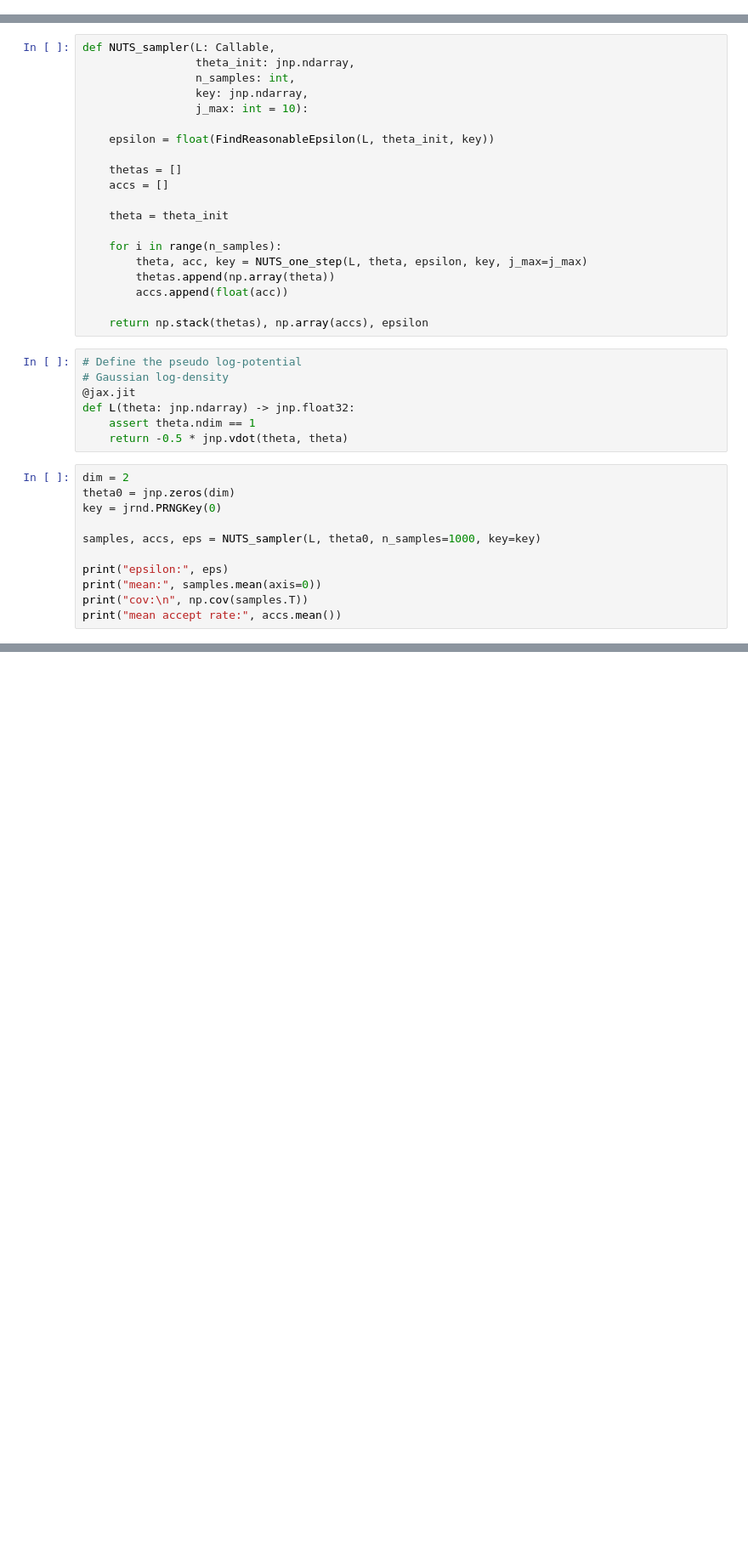
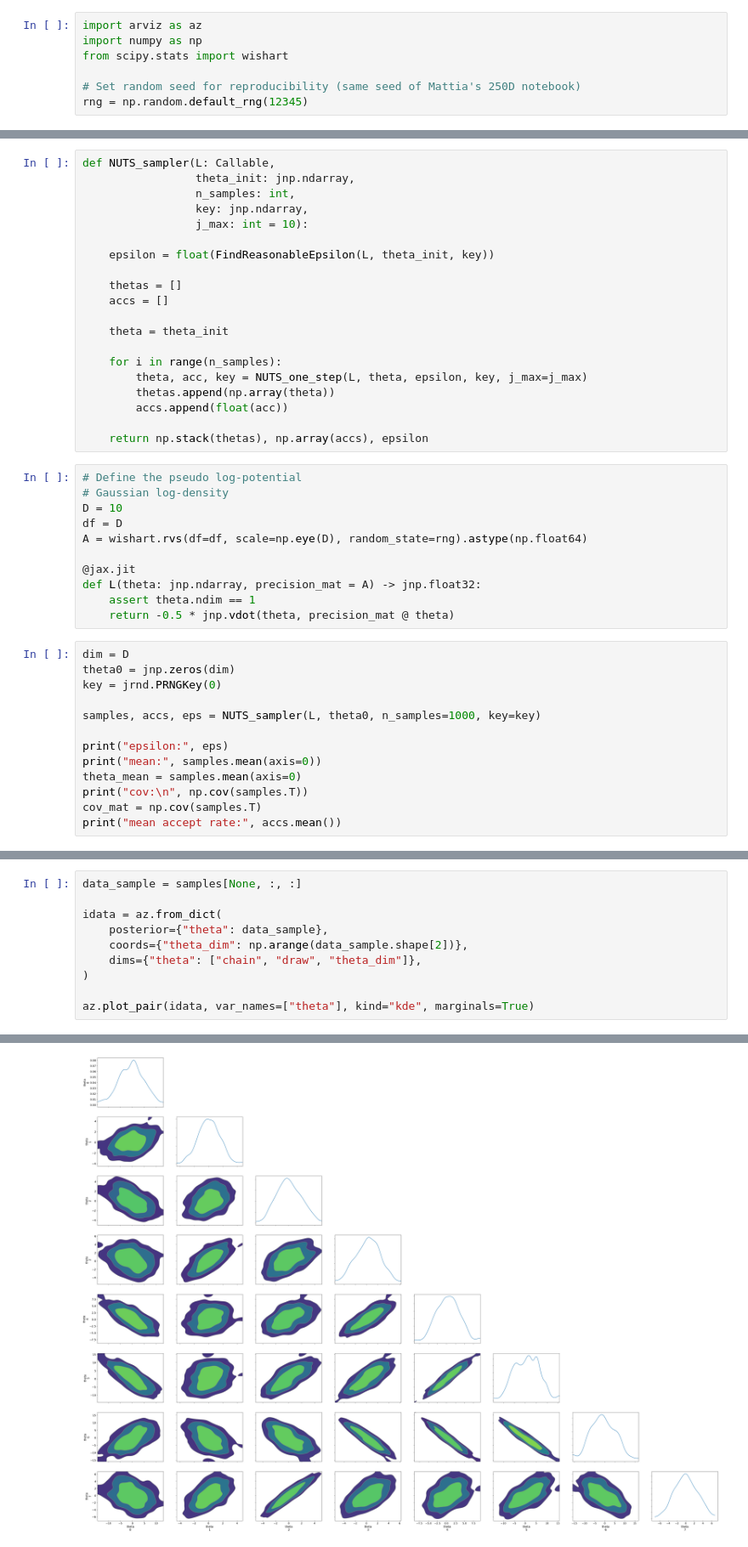
Before and after one commit to Mattia-Ponchio/Inference_Project, a Jupyter notebook: NUTS_test.ipynb, the cells around one changed output, grey strips where cells are left out. Shown at 85% size. Saved outputs shown, nothing was run; the diff lists cells and outputs as text; blank space fills up the shorter version.

Commit message:
Graphical implementation of the results for the gaussian test

```diff
--- a/NUTS_test.ipynb
+++ b/NUTS_test.ipynb
@@ -1,3 +1,10 @@
+# %%
+import arviz as az
+import numpy as np
+from scipy.stats import wishart
+
+# Set random seed for reproducibility (same seed of Mattia's 250D notebook)
+rng = np.random.default_rng(12345)
 # %%
 # body of the foor loop in the algorithm 3
 def NUTS_one_step(L: Callable,
@@ -89,12 +96,16 @@ def NUTS_sampler(L: Callable,
 # %%
 # Define the pseudo log-potential
 # Gaussian log-density
+D = 10
+df = D
+A = wishart.rvs(df=df, scale=np.eye(D), random_state=rng).astype(np.float64)
+
 @jax.jit
-def L(theta: jnp.ndarray) -> jnp.float32:
+def L(theta: jnp.ndarray, precision_mat = A) -> jnp.float32:
     assert theta.ndim == 1
-    return -0.5 * jnp.vdot(theta, theta)
+    return -0.5 * jnp.vdot(theta, precision_mat @ theta)
 # %%
-dim = 2
+dim = D
 theta0 = jnp.zeros(dim)
 key = jrnd.PRNGKey(0)
 
@@ -102,6 +113,8 @@ samples, accs, eps = NUTS_sampler(L, theta0, n_samples=1000, key=key)
 
 print("epsilon:", eps)
 print("mean:", samples.mean(axis=0))
+theta_mean = samples.mean(axis=0)
 print("cov:\n", np.cov(samples.T))
+cov_mat = np.cov(samples.T)
 print("mean accept rate:", accs.mean())
 # %% [output]
@@ -113,0 +138,11 @@ mean accept rate: 0.9768076473474503
+# %%
+data_sample = samples[None, :, :]
+
+idata = az.from_dict(
+    posterior={"theta": data_sample},
+    coords={"theta_dim": np.arange(data_sample.shape[2])},
+    dims={"theta": ["chain", "draw", "theta_dim"]},
+)
+
+az.plot_pair(idata, var_names=["theta"], kind="kde", marginals=True)
+# %% [output]
@@ -113,0 +168 @@ mean accept rate: 0.9768076473474503
+[figure, added]
```
Also changed, not shown: parts of 9 cells of this notebook.
